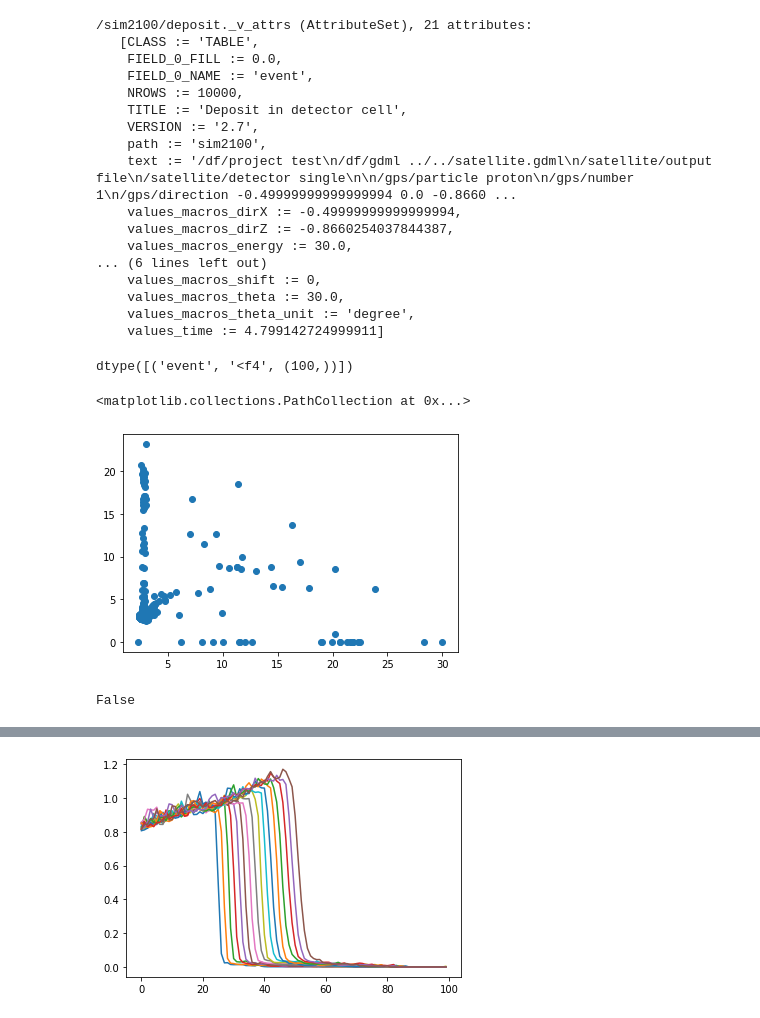
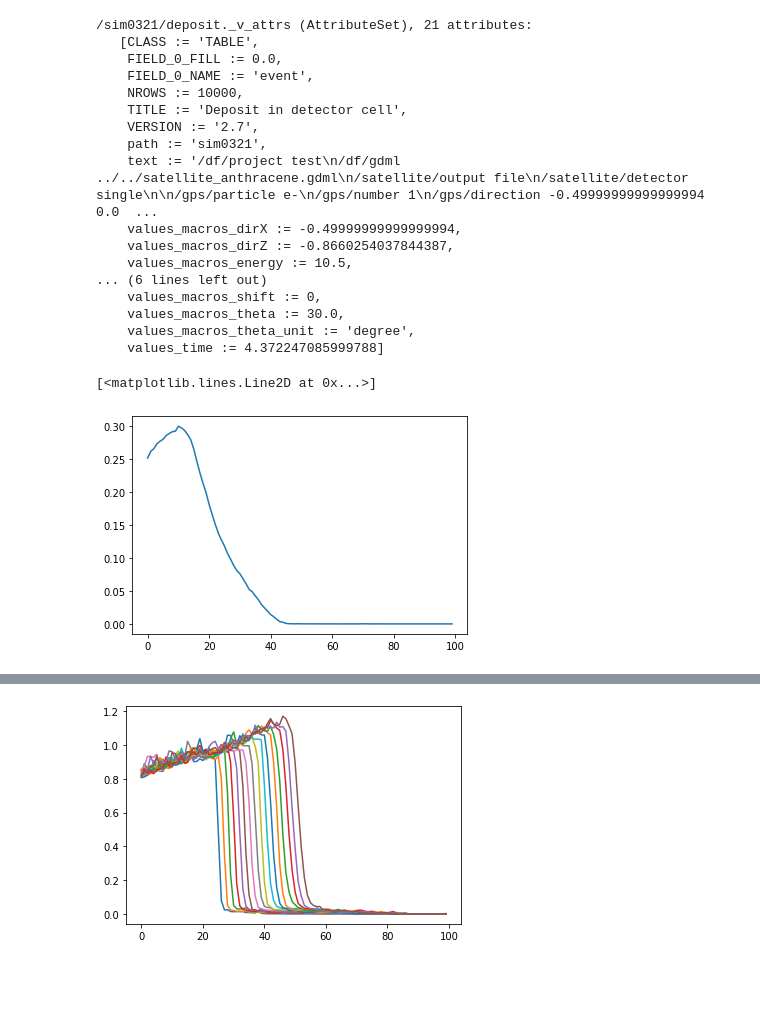
Before and after one commit to Zelenyy/phd-code, a Jupyter notebook: notebooks/16.Sattelite.ipynb, the cells around one changed output, grey strips where cells are left out. Drawn from its saved outputs; the diff is of its cells as text; code cells hidden in the pictures; blank space fills up the shorter version.

```diff
--- a/notebooks/16.Sattelite.ipynb
+++ b/notebooks/16.Sattelite.ipynb
@@ -13,39 +14,31 @@ from scipy.optimize import minimize
 # %%
-from scipy.stats import norm
-path = "/home/zelenyy/data/satellite/MCMC_1_69/mcmc_1_69.hdf5"
+
+path = "/home/zelenyy/data/satellite/MCMC_electron/mcmc_electron.hdf5"
 # %%
 with tables.open_file(path) as h5file:
-    table = h5file.get_node("/sim2100/deposit")
+    table = h5file.get_node("/sim0321/deposit")
     print(repr(table.attrs))
     data = table.read()
 # %% [output]
-/sim2100/deposit._v_attrs (AttributeSet), 21 attributes:
+/sim0321/deposit._v_attrs (AttributeSet), 21 attributes:
    [CLASS := 'TABLE',
     FIELD_0_FILL := 0.0,
     FIELD_0_NAME := 'event',
     NROWS := 10000,
     TITLE := 'Deposit in detector cell',
     VERSION := '2.7',
-    path := 'sim2100',
-    text := '/df/project test\n/df/gdml ../../satellite.gdml\n/satellite/output file\n/satellite/detector single\n\n/gps/particle proton\n/gps/number 1\n/gps/direction -0.49999999999999994 0.0 -0.8660 ...
+    path := 'sim0321',
+    text := '/df/project test\n/df/gdml ../../satellite_anthracene.gdml\n/satellite/output file\n/satellite/detector single\n\n/gps/particle e-\n/gps/number 1\n/gps/direction -0.49999999999999994 0.0  ...
     values_macros_dirX := -0.49999999999999994,
     values_macros_dirZ := -0.8660254037844387,
-    values_macros_energy := 30.0,
+    values_macros_energy := 10.5,
 ... (6 lines left out)
     values_macros_shift := 0,
     values_macros_theta := 30.0,
     values_macros_theta_unit := 'degree',
-    values_time := 4.799142724999911]
+    values_time := 4.372247085999788]
-# %%
-data.dtype
-# %% [output]
-dtype([('event', '<f4', (100,))])
 # %%
-plt.scatter(data["event"][:, 0], data["event"][:,1])
+plt.plot(data['event'].mean(axis=0))
 # %% [output]
-<matplotlib.collections.PathCollection at 0x...>
+[<matplotlib.lines.Line2D at 0x...>]
-[figure, old version]
+[figure, new version]
-# %%
-np.all(data[0]==0.0)
-# %% [output]
-False
```
Also changed, not shown: parts of 38 cells of this notebook, 7 other files.
